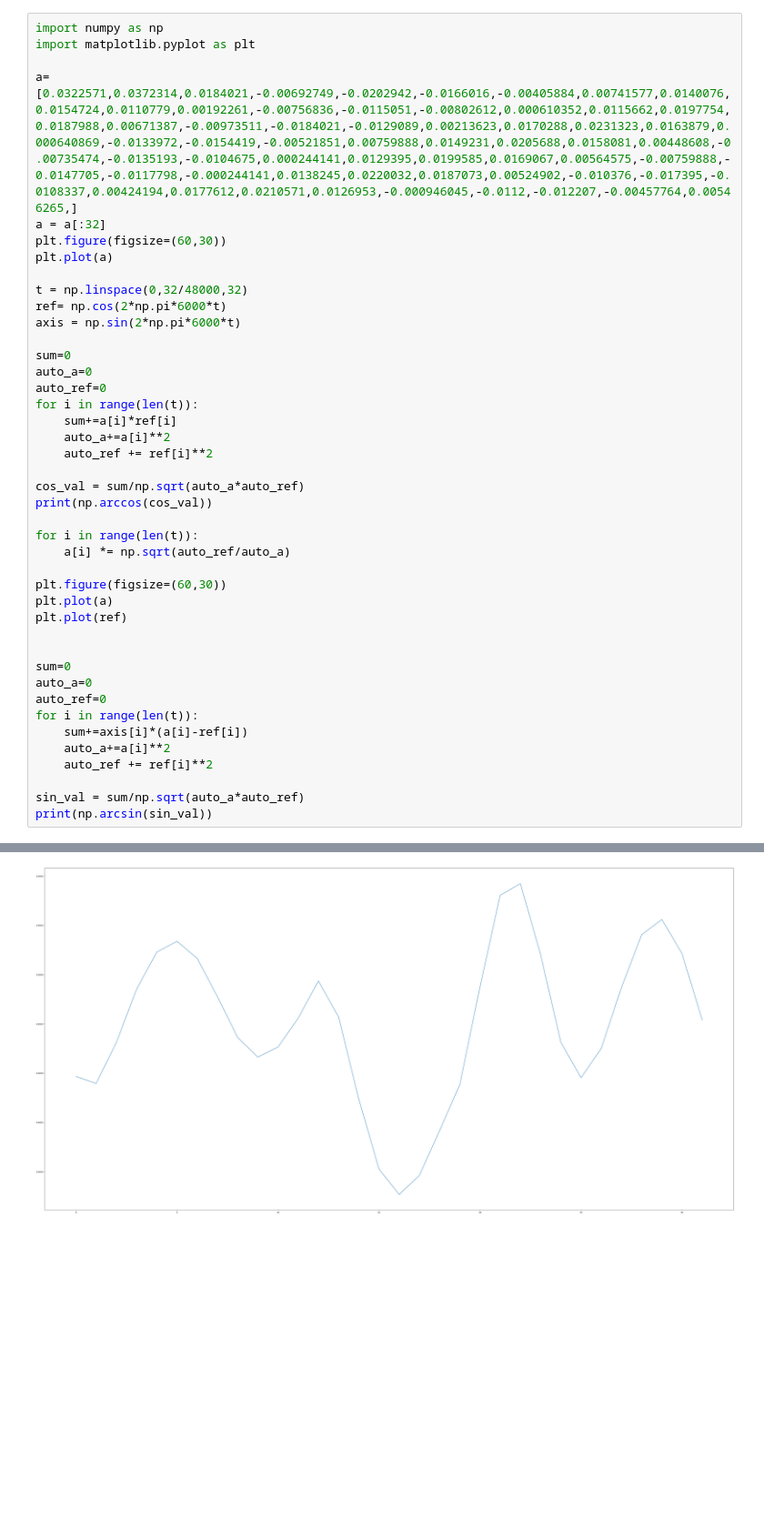
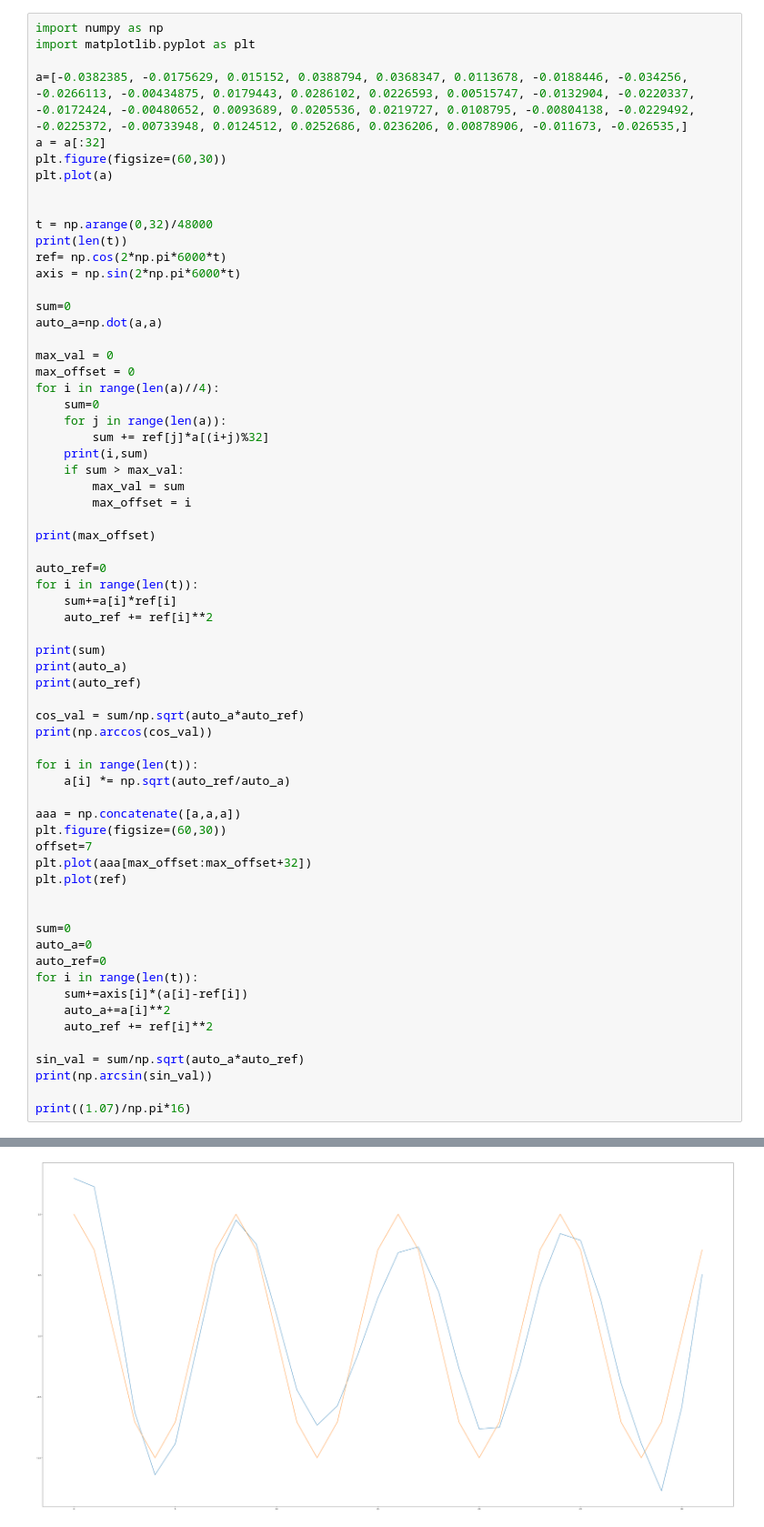
Before and after one commit to DFPMTS/Athernet, a Jupyter notebook: Extras/phase_detect.ipynb, the cells around one changed output, grey strips where cells are left out. Shown: that part at 91% size. Drawn from its saved outputs; the diff is of its cells as text; blank space fills up the shorter version.

```diff
--- a/Extras/phase_detect.ipynb
+++ b/Extras/phase_detect.ipynb
@@ -2,22 +2,41 @@
 import numpy as np
 import matplotlib.pyplot as plt
 
-a=[0.0322571,0.0372314,0.0184021,-0.00692749,-0.0202942,-0.0166016,-0.00405884,0.00741577,0.0140076,0.0154724,0.0110779,0.00192261,-0.00756836,-0.0115051,-0.00802612,0.000610352,0.0115662,0.0197754,0.0187988,0.00671387,-0.00973511,-0.0184021,-0.0129089,0.00213623,0.0170288,0.0231323,0.0163879,0.000640869,-0.0133972,-0.0154419,-0.00521851,0.00759888,0.0149231,0.0205688,0.0158081,0.00448608,-0.00735474,-0.0135193,-0.0104675,0.000244141,0.0129395,0.0199585,0.0169067,0.00564575,-0.00759888,-0.0147705,-0.0117798,-0.000244141,0.0138245,0.0220032,0.0187073,0.00524902,-0.010376,-0.017395,-0.0108337,0.00424194,0.0177612,0.0210571,0.0126953,-0.000946045,-0.0112,-0.012207,-0.00457764,0.00546265,]
+a=[-0.0382385, -0.0175629, 0.015152, 0.0388794, 0.0368347, 0.0113678, -0.0188446, -0.034256, -0.0266113, -0.00434875, 0.0179443, 0.0286102, 0.0226593, 0.00515747, -0.0132904, -0.0220337, -0.0172424, -0.00480652, 0.0093689, 0.0205536, 0.0219727, 0.0108795, -0.00804138, -0.0229492, -0.0225372, -0.00733948, 0.0124512, 0.0252686, 0.0236206, 0.00878906, -0.011673, -0.026535,]
 a = a[:32]
 plt.figure(figsize=(60,30))
 plt.plot(a)
 
-t = np.linspace(0,32/48000,32)
+
+t = np.arange(0,32)/48000
+print(len(t))
 ref= np.cos(2*np.pi*6000*t)
 axis = np.sin(2*np.pi*6000*t)
 
 sum=0
-auto_a=0
+auto_a=np.dot(a,a)
+
+max_val = 0
+max_offset = 0
+for i in range(len(a)//4):
+    sum=0
+    for j in range(len(a)):
+        sum += ref[j]*a[(i+j)%32]
+    print(i,sum)
+    if sum > max_val:
+        max_val = sum
+        max_offset = i
+
+print(max_offset)
+
 auto_ref=0
 for i in range(len(t)):
     sum+=a[i]*ref[i]
-    auto_a+=a[i]**2
     auto_ref += ref[i]**2
+
+print(sum)
+print(auto_a)
+print(auto_ref)
 
 cos_val = sum/np.sqrt(auto_a*auto_ref)
 print(np.arccos(cos_val))
@@ -25,8 +44,10 @@ print(np.arccos(cos_val))
 for i in range(len(t)):
     a[i] *= np.sqrt(auto_ref/auto_a)
 
+aaa = np.concatenate([a,a,a])
 plt.figure(figsize=(60,30))
-plt.plot(a)
+offset=7
+plt.plot(aaa[max_offset:max_offset+32])
 plt.plot(ref)
 
 
@@ -40,4 +61,6 @@ for i in range(len(t)):
 
 sin_val = sum/np.sqrt(auto_a*auto_ref)
 print(np.arcsin(sin_val))
+
+print((1.07)/np.pi*16)
 # %% [output]
@@ -47 +84 @@ print(np.arcsin(sin_val))
-[figure, old version]
+[figure, new version]
```
Also changed, not shown: parts of 1 cell of this notebook, 5 other files.
